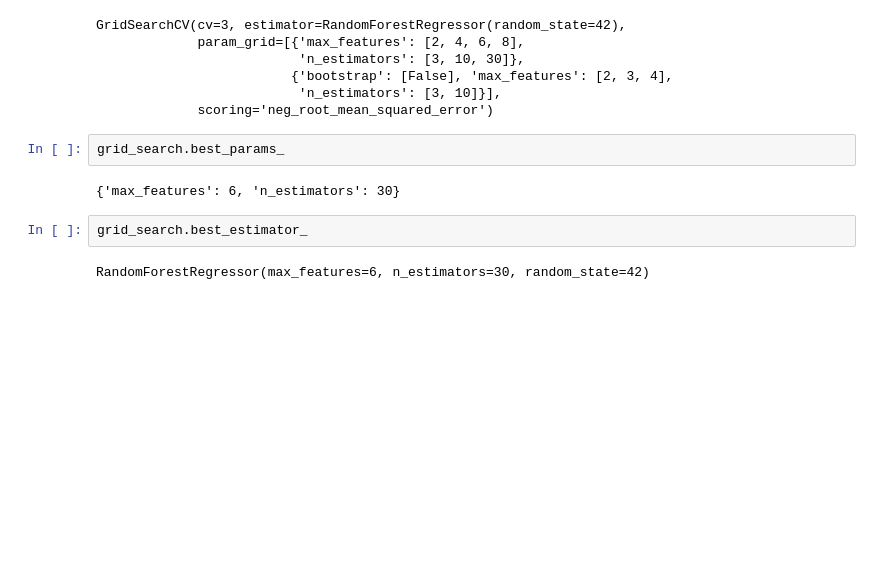
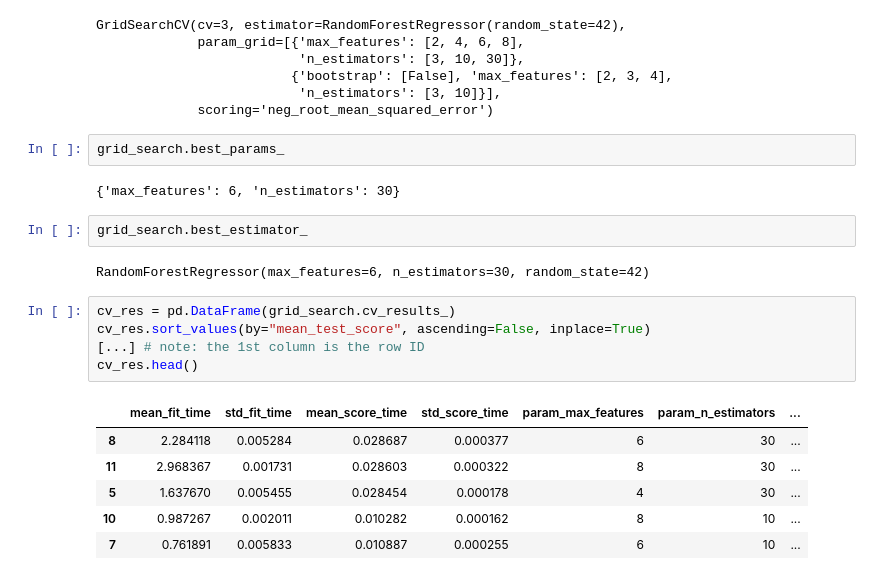
Before and after one commit to mailmezorro/Chapter-2--RealEstateCalifornia, a Jupyter notebook: main.ipynb, the cells around one changed output. Saved outputs shown, nothing was run; the diff lists cells and outputs as text; blank space fills up the shorter version.

```diff
--- a/main.ipynb
+++ b/main.ipynb
@@ -582,3 +582,15 @@ grid_search.best_params_
 grid_search.best_estimator_
 # %% [output]
 RandomForestRegressor(max_features=6, n_estimators=30, random_state=42)
+# %%
+cv_res = pd.DataFrame(grid_search.cv_results_)
+cv_res.sort_values(by="mean_test_score", ascending=False, inplace=True)
+[...] # note: the 1st column is the row ID
+cv_res.head()
+# %% [output]
+|  | mean_fit_time | std_fit_time | mean_score_time | std_score_time | param_max_features | param_n_estimators | ... |
+| 8 | 2.284118 | 0.005284 | 0.028687 | 0.000377 | 6 | 30 | ... |
+| 11 | 2.968367 | 0.001731 | 0.028603 | 0.000322 | 8 | 30 | ... |
+| 5 | 1.637670 | 0.005455 | 0.028454 | 0.000178 | 4 | 30 | ... |
+| 10 | 0.987267 | 0.002011 | 0.010282 | 0.000162 | 8 | 10 | ... |
+| 7 | 0.761891 | 0.005833 | 0.010887 | 0.000255 | 6 | 10 | ... |
```
Also changed, not shown: parts of 1 cell of this notebook.
